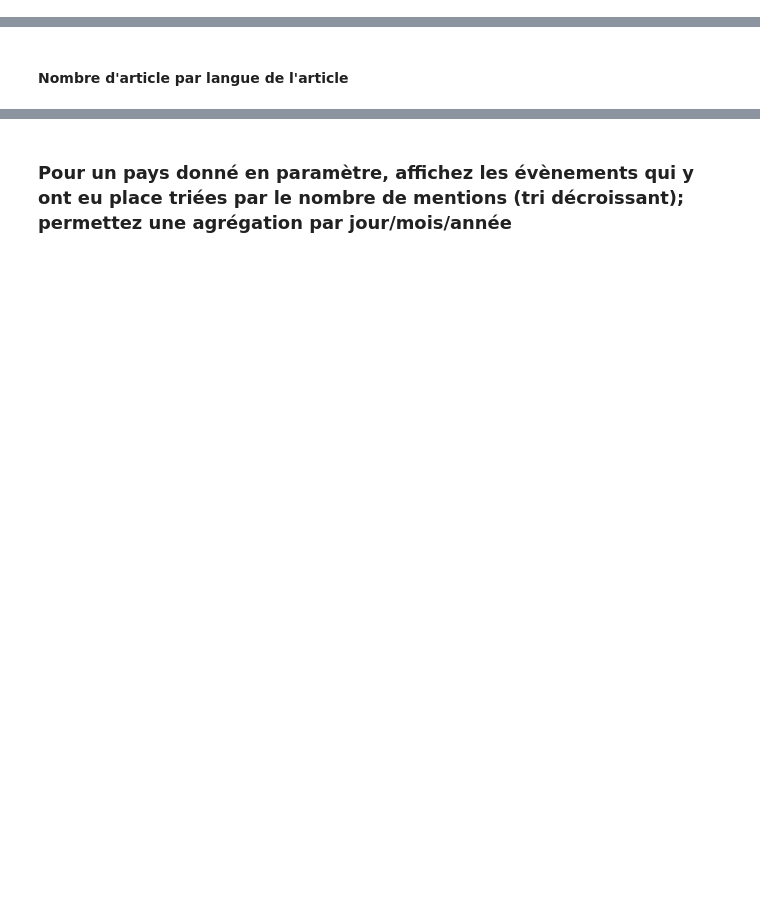
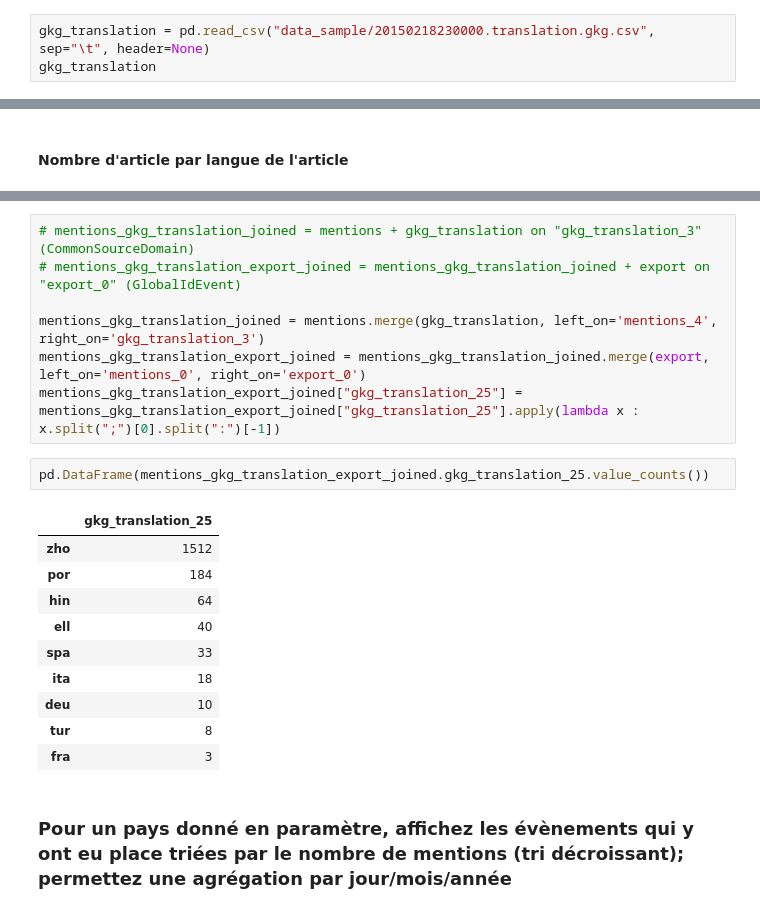
Before and after one commit to lbeaulieu-git/projet_bigdata_gdelt, a Jupyter notebook: GDELT_Data_Analysis.ipynb, the cells around one changed output, grey strips where cells are left out. Saved outputs shown, nothing was run; the diff lists cells and outputs as text; blank space fills up the shorter version.

```diff
--- a/GDELT_Data_Analysis.ipynb
+++ b/GDELT_Data_Analysis.ipynb
@@ -76,0 +133,3 @@ gkg
+# %%
+gkg_translation = pd.read_csv("data_sample/20150218230000.translation.gkg.csv", sep="\t", header=None)
+gkg_translation
@@ -115,3 +228,23 @@ Name: 53, Length: 91, dtype: int64
+# %%
+# mentions_gkg_translation_joined = mentions + gkg_translation on "gkg_translation_3" (CommonSourceDomain)
+# mentions_gkg_translation_export_joined = mentions_gkg_translation_joined + export on "export_0" (GlobalIdEvent)
+
+mentions_gkg_translation_joined = mentions.merge(gkg_translation, left_on='mentions_4', right_on='gkg_translation_3')
+mentions_gkg_translation_export_joined = mentions_gkg_translation_joined.merge(export, left_on='mentions_0', right_on='export_0')
+mentions_gkg_translation_export_joined["gkg_translation_25"] = mentions_gkg_translation_export_joined["gkg_translation_25"].apply(lambda x : x.split(";")[0].split(":")[-1])
+# %%
+pd.DataFrame(mentions_gkg_translation_export_joined.gkg_translation_25.value_counts())
+# %% [output]
+|  | gkg_translation_25 |
+| zho | 1512 |
+| por | 184 |
+| hin | 64 |
+| ell | 40 |
+| spa | 33 |
+| ita | 18 |
+| deu | 10 |
+| tur | 8 |
+| fra | 3 |
 # %% [markdown]
 ### Pour un pays donné en paramètre, affichez les évènements qui y ont eu place triées par le nombre de mentions (tri décroissant); permettez une agrégation par jour/mois/année
 # %%
```
Also changed, not shown: parts of 14 cells of this notebook.
